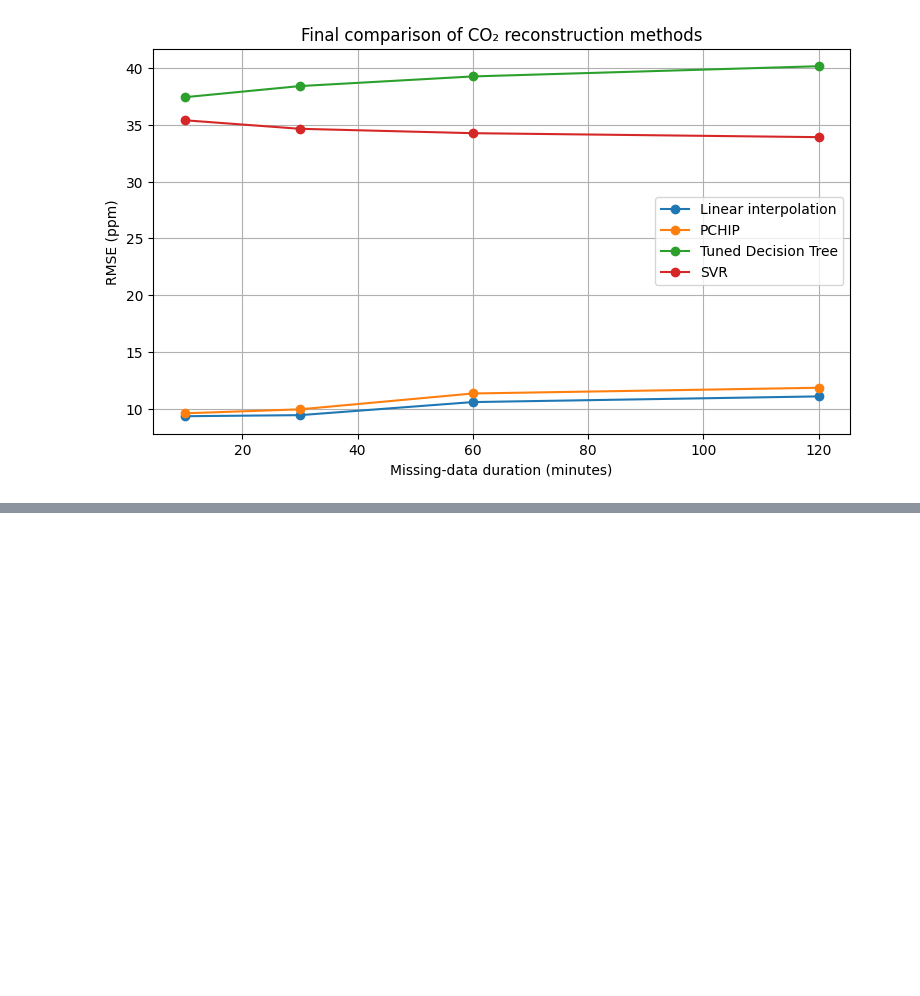
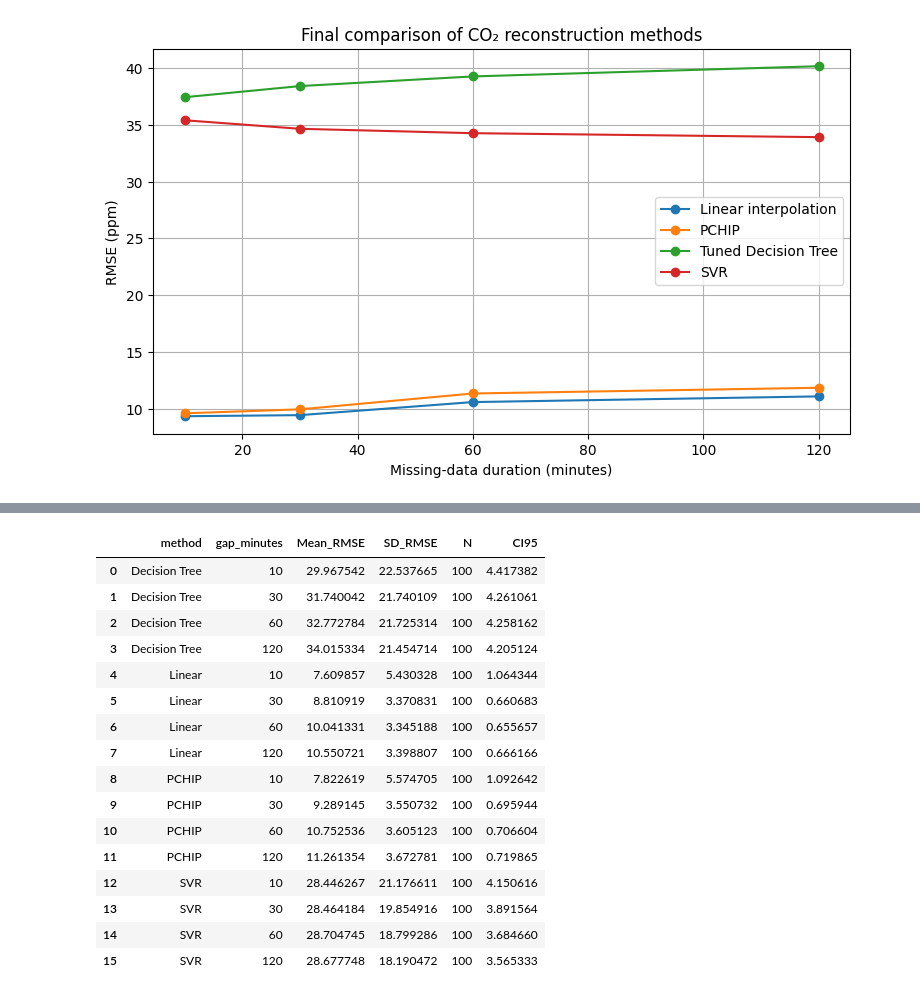
Before and after one commit to erica-teoh/MMA3001-CO2-Reconstruction, a Jupyter notebook: MMA3001_CO2_Reconstruction.ipynb, the cells around one changed output, grey strips where cells are left out. Cells and saved outputs as stored; diff of their text form; code cells hidden in the pictures; blank space fills up the shorter version.

```diff
--- a/MMA3001_CO2_Reconstruction.ipynb
+++ b/MMA3001_CO2_Reconstruction.ipynb
@@ -1629,0 +1673,18 @@ gap_minutes
+# %%
+per_trial_results = (
+    all_results
+    .groupby(
+        ["method", "gap_minutes", "trial"]
+    )
+    .agg(
+        MAE_ppm=("absolute_error", "mean"),
+        MSE=("squared_error", "mean")
+    )
+    .reset_index()
+)
+
+per_trial_results["RMSE_ppm"] = np.sqrt(
+    per_trial_results["MSE"]
+)
+
+per_trial_results.head()
@@ -1629,0 +1698,37 @@ gap_minutes
+# %%
+robustness_summary = (
+    per_trial_results
+    .groupby(["method", "gap_minutes"])
+    .agg(
+        Mean_RMSE=("RMSE_ppm", "mean"),
+        SD_RMSE=("RMSE_ppm", "std"),
+        N=("RMSE_ppm", "count")
+    )
+    .reset_index()
+)
+
+robustness_summary["CI95"] = (
+    1.96
+    * robustness_summary["SD_RMSE"]
+    / np.sqrt(robustness_summary["N"])
+)
+
+robustness_summary
+# %% [output]
+|  | method | gap_minutes | Mean_RMSE | SD_RMSE | N | CI95 |
+| 0 | Decision Tree | 10 | 29.967542 | 22.537665 | 100 | 4.417382 |
+| 1 | Decision Tree | 30 | 31.740042 | 21.740109 | 100 | 4.261061 |
+| 2 | Decision Tree | 60 | 32.772784 | 21.725314 | 100 | 4.258162 |
+| 3 | Decision Tree | 120 | 34.015334 | 21.454714 | 100 | 4.205124 |
+| 4 | Linear | 10 | 7.609857 | 5.430328 | 100 | 1.064344 |
+| 5 | Linear | 30 | 8.810919 | 3.370831 | 100 | 0.660683 |
+| 6 | Linear | 60 | 10.041331 | 3.345188 | 100 | 0.655657 |
+| 7 | Linear | 120 | 10.550721 | 3.398807 | 100 | 0.666166 |
+| 8 | PCHIP | 10 | 7.822619 | 5.574705 | 100 | 1.092642 |
+| 9 | PCHIP | 30 | 9.289145 | 3.550732 | 100 | 0.695944 |
+| 10 | PCHIP | 60 | 10.752536 | 3.605123 | 100 | 0.706604 |
+| 11 | PCHIP | 120 | 11.261354 | 3.672781 | 100 | 0.719865 |
+| 12 | SVR | 10 | 28.446267 | 21.176611 | 100 | 4.150616 |
+| 13 | SVR | 30 | 28.464184 | 19.854916 | 100 | 3.891564 |
+| 14 | SVR | 60 | 28.704745 | 18.799286 | 100 | 3.684660 |
+| 15 | SVR | 120 | 28.677748 | 18.190472 | 100 | 3.565333 |
```
Also changed, not shown: parts of 6 cells of this notebook.
